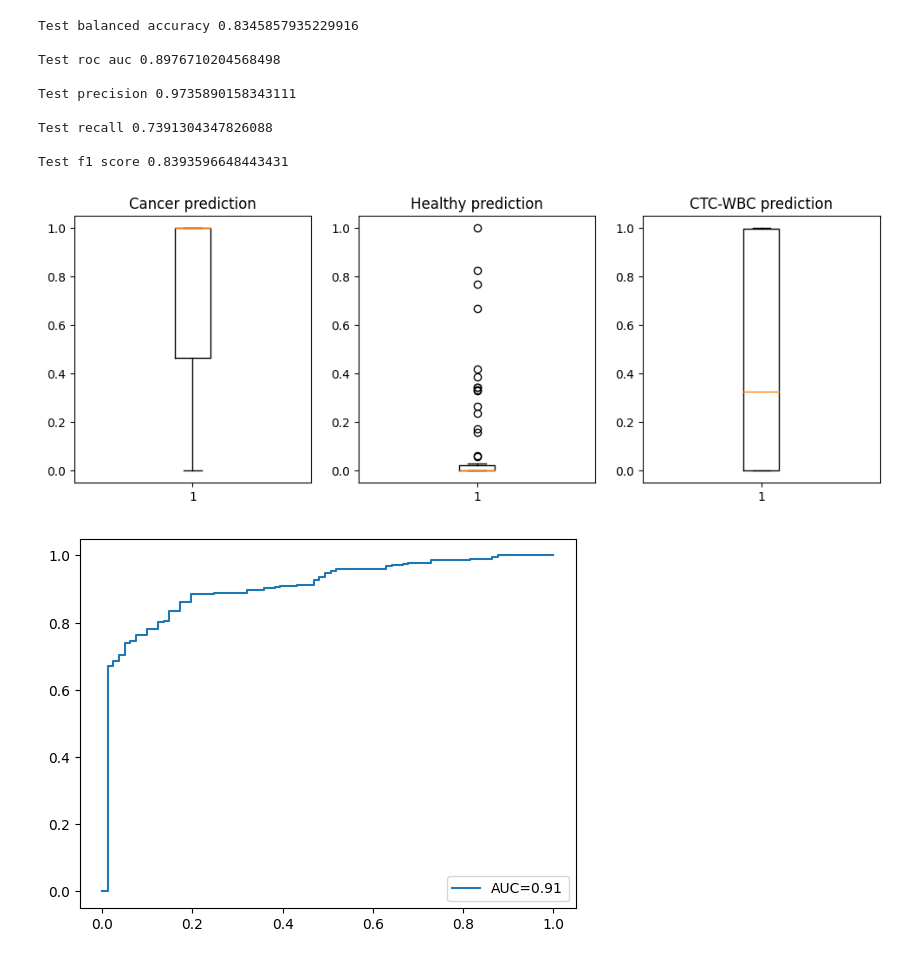
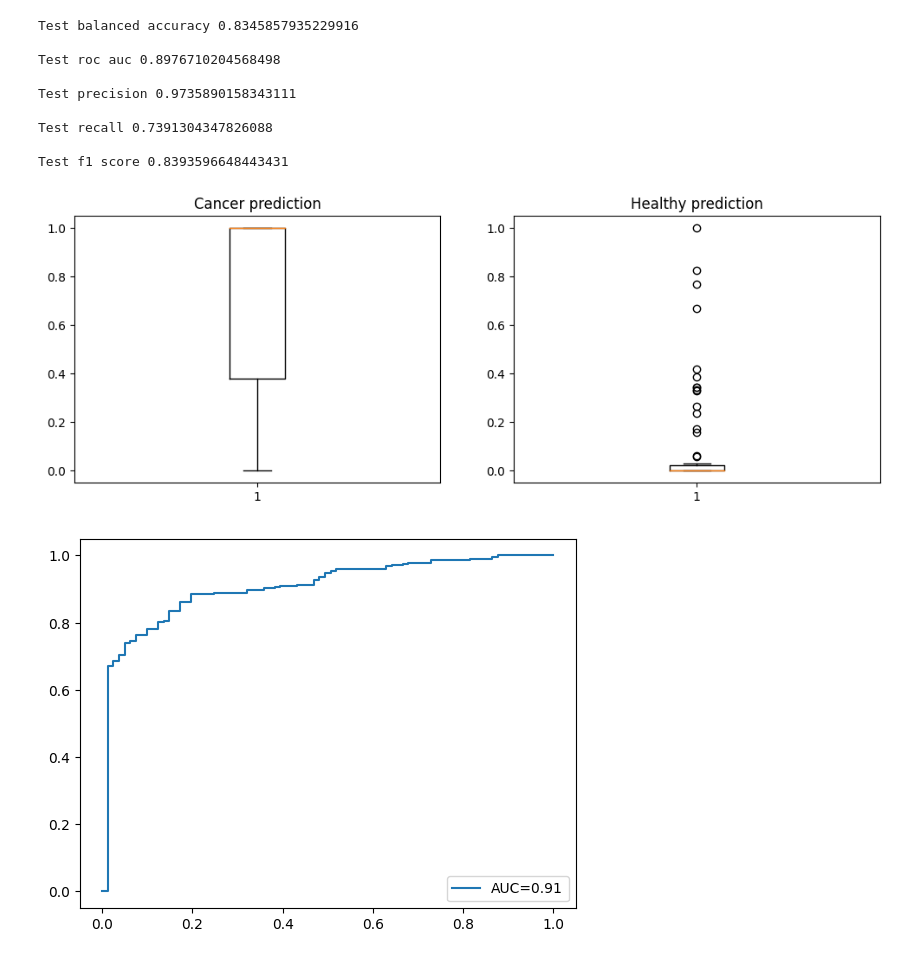
Before and after one commit to melehean/CTC-Detection, a Jupyter notebook: additional_test.ipynb, the cells around one changed output. Saved outputs shown, nothing was run; the diff lists cells and outputs as text; code cells hidden in the pictures.

```diff
--- a/additional_test_set.ipynb
+++ b/additional_test.ipynb
@@ -109,10 +129,10 @@ Test recall 0.7391304347826088
 
 Test f1 score 0.8393596648443431
 # %%
-vis = Visualisation(lgbm_estimators, cut_by_mean_max_test_data, data_object.test_classes, data_object.test_classes_names)
+vis = Visualisation(lgbm_estimators, cut_by_mean_max_test_data, data_object.test_classes)
 vis.plot_predictions_boxplot()
 # %% [output]
-[figure, old version]
+[figure, new version]
 # %%
 vis.draw_roc_curve_from_probabilities()
 # %% [output]
```
Also changed, not shown: parts of 35 cells of this notebook, 10 other files.
